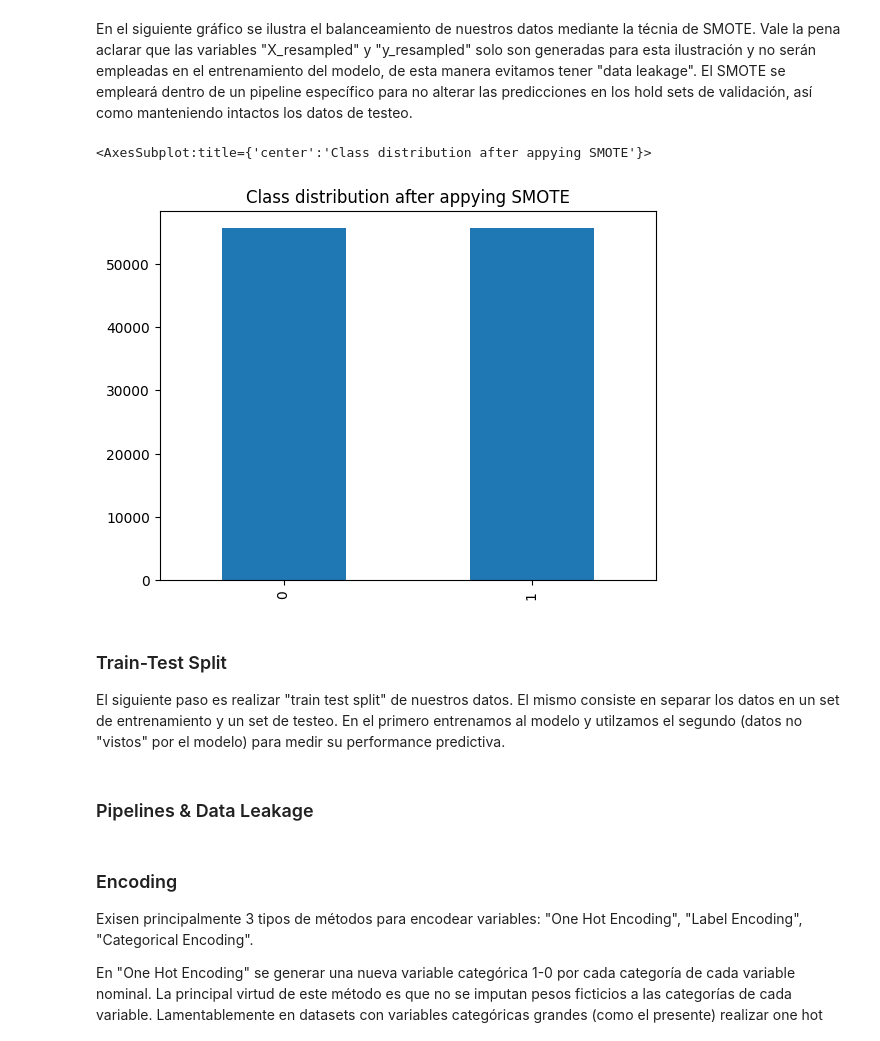
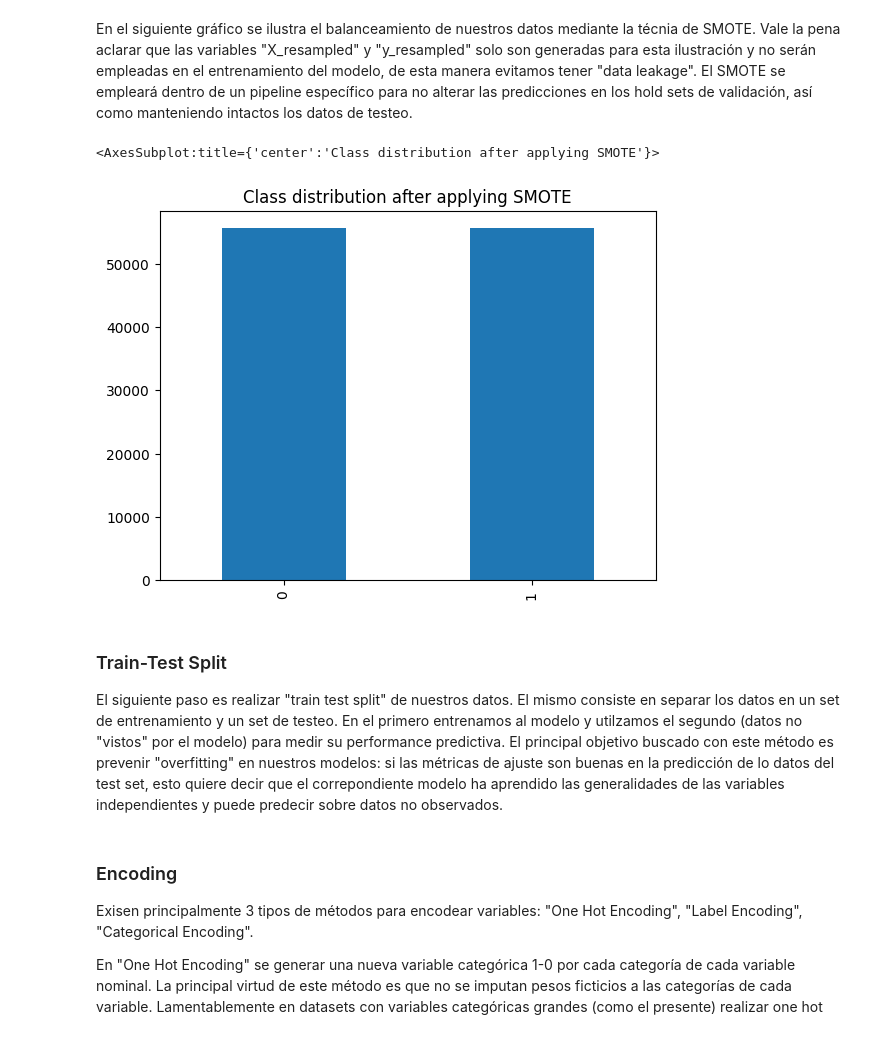
Before and after one commit to ignaciobaldriz/challenge_airlines, a Jupyter notebook: solution.ipynb, the cells around one changed output. Saved outputs shown, nothing was run; the diff lists cells and outputs as text; code cells hidden in the pictures.

```diff
--- a/solution.ipynb
+++ b/solution.ipynb
@@ -558,19 +596,19 @@ En el siguiente gráfico se ilustra el balanceamiento de nuestros datos mediante
 # %%
 # Generamos una copia de los dataframes a modo de prevenir data leakage
 X_categ = df_categ[categoricals]
 y_categ = df_categ[predict]
 
 
 # Generamos el gráfico de datos balanceados
 X_resampled, y_resampled = SMOTE().fit_resample(X_categ, y_categ)
-pd.Series(y_resampled).value_counts().plot(kind='bar', title='Class distribution after appying SMOTE')
+pd.Series(y_resampled).value_counts().plot(kind='bar', title='Class distribution after applying SMOTE')
 # %% [output]
-<AxesSubplot:title={'center':'Class distribution after appying SMOTE'}>
+<AxesSubplot:title={'center':'Class distribution after applying SMOTE'}>
-[figure, old version]
+[figure, new version]
 # %% [markdown]
 ### Train-Test Split
 
-El siguiente paso es realizar "train test split" de nuestros datos. El mismo consiste en separar los datos en un set de entrenamiento y un set de testeo. En el primero entrenamos al modelo y utilzamos el segundo (datos no "vistos" por el modelo) para medir su performance predictiva.
+El siguiente paso es realizar "train test split" de nuestros datos. El mismo consiste en separar los datos en un set de entrenamiento y un set de testeo. En el primero entrenamos al modelo y utilzamos el segundo (datos no "vistos" por el modelo) para medir su performance predictiva. El principal objetivo buscado con este método es prevenir "overfitting" en nuestros modelos: si las métricas de ajuste son buenas en la predicción de lo datos del test set, esto quiere decir que el correpondiente modelo ha aprendido las generalidades de las variables independientes y puede predecir sobre datos no observados.
 # %%
 indep_columns = df.loc[:,df.columns != predict]
 
@@ -580,8 +618,6 @@ y = df[predict]
 # split X and y into training and testing sets
 
 X_train, X_test, y_train, y_test = train_test_split(X, y, test_size=0.25, random_state=16)
-# %% [markdown]
-### Pipelines & Data Leakage
 # %% [markdown]
 ### Encoding
 
```
Also changed, not shown: parts of 68 cells of this notebook, 4 other files.
